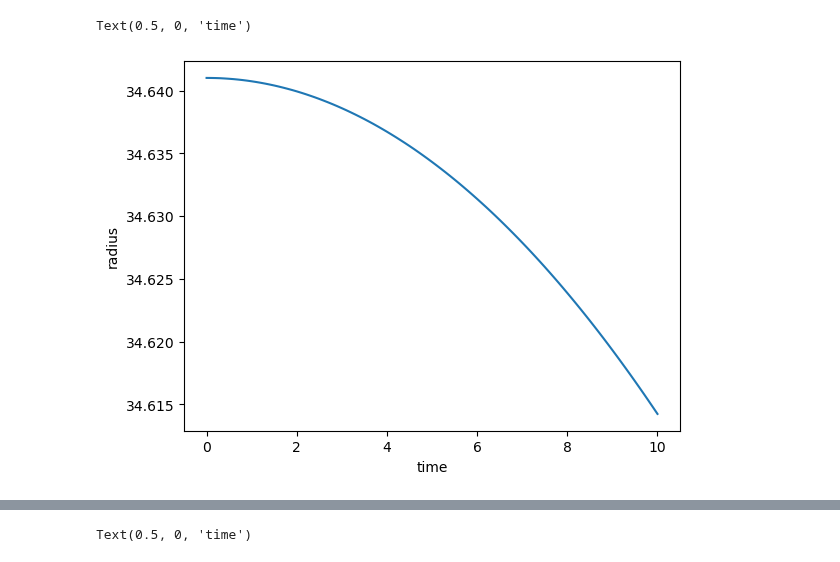
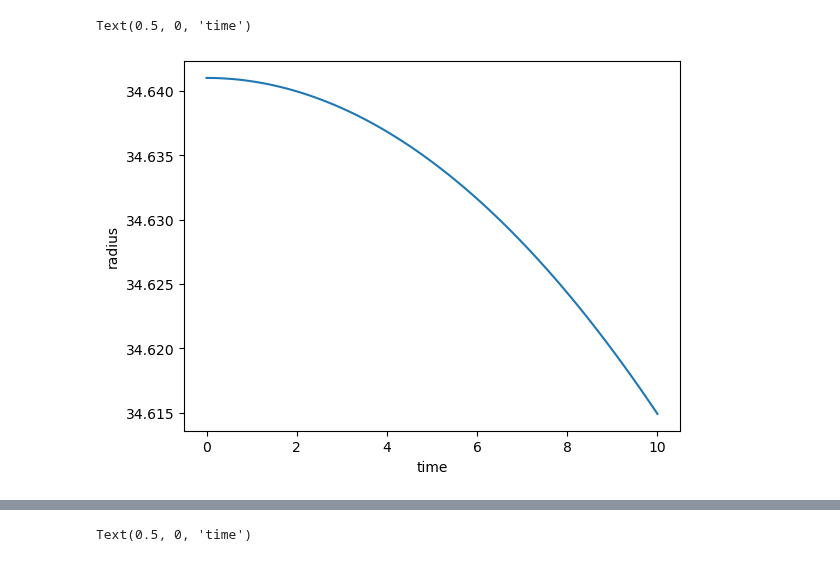
Before and after one commit to lisam10/stellar_systems_dynamics2024, a Jupyter notebook: final_exercise/Plotter.ipynb, the cells around one changed output, grey strips where cells are left out. Saved outputs shown, nothing was run; the diff lists cells and outputs as text; code cells hidden in the pictures.

```diff
--- a/final_exercise/Plotter.ipynb
+++ b/final_exercise/Plotter.ipynb
@@ -108,9 +108,9 @@ radius_at_t = []
 for i in range(len(time)): radius_at_t.append(np.sqrt(positions[:, i, 0]**2 + positions[:, i, 1]**2 + positions[:, i, 2]**2))
 radius_at_t = np.array(radius_at_t)
 # %%
-plt.plot(time, radius[0])
+plt.plot(time, radius[1])
 plt.ylabel('radius')
 plt.xlabel('time')
 # %% [output]
 Text(0.5, 0, 'time')
-[figure, old version]
+[figure, new version]
```
Also changed, not shown: parts of 3 cells of this notebook.
